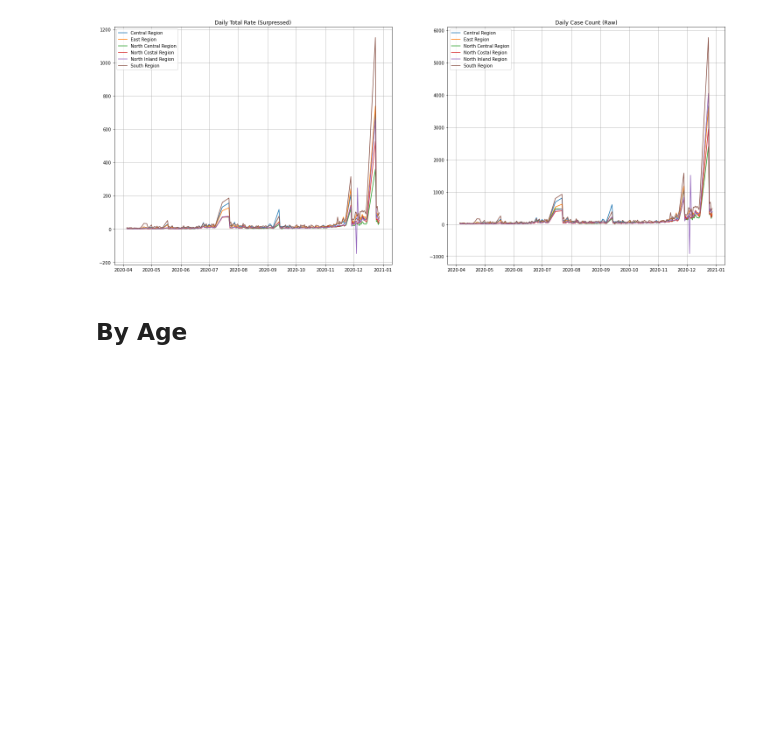
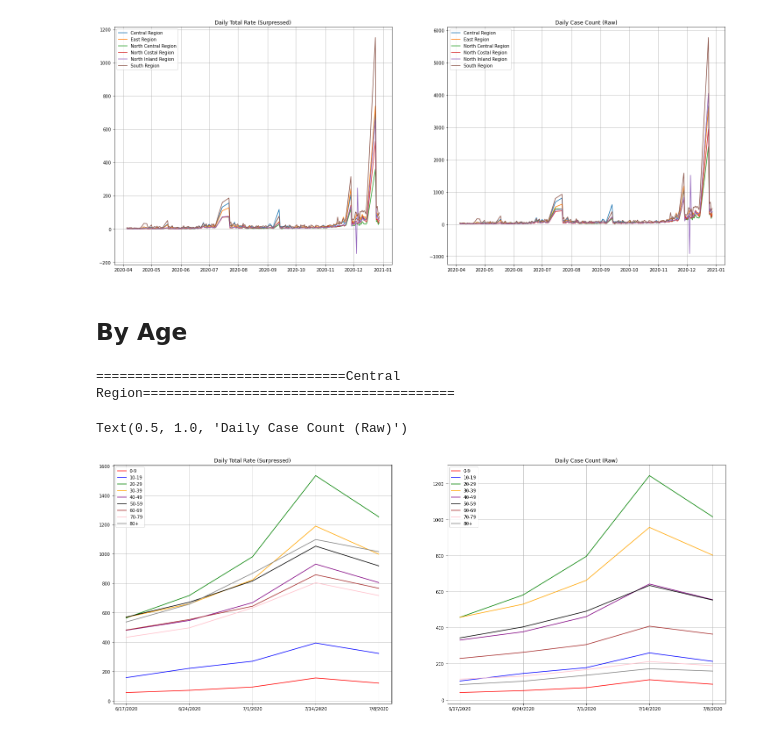
Before and after one commit to kazi0302/COVID-19-Modeling-and-Parameter-Fitting, a Jupyter notebook: Data/Data_Cleaning.ipynb, the cells around one changed output. Drawn from its saved outputs; the diff is of its cells as text; code cells hidden in the pictures; blank space fills up the shorter version.

```diff
--- a/Data/Data_Cleaning.ipynb
+++ b/Data/Data_Cleaning.ipynb
@@ -99,6 +97,7 @@ Text(0.5, 1.0, 'Daily Case Count (Raw)')
 # %% [markdown]
 ## By Age
 # %%
+# Read data files
 age_0_9 = pd.read_csv("/Users/kazi0302/Desktop/SDSU/MSCSDS/COVID-19-Modeling-and-Parameter-Fitting/Data/Data-Processed-Age/0-9/all-0_9.csv", header = None)
 age_10_19 = pd.read_csv("/Users/kazi0302/Desktop/SDSU/MSCSDS/COVID-19-Modeling-and-Parameter-Fitting/Data/Data-Processed-Age/10-19/all-10_19.csv", header = None)
 age_20_29 = pd.read_csv("/Users/kazi0302/Desktop/SDSU/MSCSDS/COVID-19-Modeling-and-Parameter-Fitting/Data/Data-Processed-Age/20-29/all-20_29.csv", header = None)
@@ -108,3 +107,14 @@ age_50_59 = pd.read_csv("/Users/kazi0302/Desktop/SDSU/MSCSDS/COVID-19-Modeling-a
 age_60_69 = pd.read_csv("/Users/kazi0302/Desktop/SDSU/MSCSDS/COVID-19-Modeling-and-Parameter-Fitting/Data/Data-Processed-Age/60-69/all-60_69.csv", header = None)
 age_70_79 = pd.read_csv("/Users/kazi0302/Desktop/SDSU/MSCSDS/COVID-19-Modeling-and-Parameter-Fitting/Data/Data-Processed-Age/70-79/all-70_79.csv", header = None)
 age_80plus = pd.read_csv("/Users/kazi0302/Desktop/SDSU/MSCSDS/COVID-19-Modeling-and-Parameter-Fitting/Data/Data-Processed-Age/80Plus/all-80plus.csv", header = None)
+
+# Set header names
+age_0_9.columns = ['Regions', 'Case Count (Raw)', 'Total Rate (Suppressed)', 'Date']
+age_10_19.columns = ['Regions', 'Case Count (Raw)', 'Total Rate (Suppressed)', 'Date']
+age_20_29.columns = ['Regions', 'Case Count (Raw)', 'Total Rate (Suppressed)', 'Date']
+age_30_39.columns = ['Regions', 'Case Count (Raw)', 'Total Rate (Suppressed)', 'Date']
+age_40_49.columns = ['Regions', 'Case Count (Raw)', 'Total Rate (Suppressed)', 'Date']
+age_50_59.columns = ['Regions', 'Case Count (Raw)', 'Total Rate (Suppressed)', 'Date']
+age_60_69.columns = ['Regions', 'Case Count (Raw)', 'Total Rate (Suppressed)', 'Date']
+age_70_79.columns = ['Regions', 'Case Count (Raw)', 'Total Rate (Suppressed)', 'Date']
+age_80plus.columns = ['Regions', 'Case Count (Raw)', 'Total Rate (Suppressed)', 'Date']
@@ -110,0 +241,32 @@ age_80plus = pd.read_csv("/Users/kazi0302/Desktop/SDSU/MSCSDS/COVID-19-Modeling-
+# %%
+print('================================Central Region========================================')
+fig, (ax1, ax2) = plt.subplots(1, 2, figsize = (25, 10))
+ax1.plot(central_0_9['Date'], central_0_9['Total Rate (Suppressed)'], label = '0-9', color = 'red')
+ax1.plot(central_10_19['Date'], central_10_19['Total Rate (Suppressed)'], label = '10-19', color = 'blue')
+ax1.plot(central_20_29['Date'], central_20_29['Total Rate (Suppressed)'], label = '20-29', color = 'green')
+ax1.plot(central_30_39['Date'], central_30_39['Total Rate (Suppressed)'], label = '30-39', color = 'orange')
+ax1.plot(central_40_49['Date'], central_40_49['Total Rate (Suppressed)'], label = '40-49', color = 'purple')
+ax1.plot(central_50_59['Date'], central_50_59['Total Rate (Suppressed)'], label = '50-59', color = 'black')
+ax1.plot(central_60_69['Date'], central_60_69['Total Rate (Suppressed)'], label = '60-69', color = 'brown')
+ax1.plot(central_70_79['Date'], central_70_79['Total Rate (Suppressed)'], label = '70-79', color = 'pink')
+ax1.plot(central_80plus['Date'], central_80plus['Total Rate (Suppressed)'], label = '80+', color = 'gray')
+ax1.grid()
+ax1.legend(loc = 'upper left')
+ax1.set_title('Daily Total Rate (Surpressed)')
+
+ax2.plot(central_0_9['Date'], central_0_9['Case Count (Raw)'], label = '0-9', color = 'red')
+ax2.plot(central_10_19['Date'], central_10_19['Case Count (Raw)'], label = '10-19', color = 'blue')
+ax2.plot(central_20_29['Date'], central_20_29['Case Count (Raw)'], label = '20-29', color = 'green')
+ax2.plot(central_30_39['Date'], central_30_39['Case Count (Raw)'], label = '30-39', color = 'orange')
+ax2.plot(central_40_49['Date'], central_40_49['Case Count (Raw)'], label = '40-49', color = 'purple')
+ax2.plot(central_50_59['Date'], central_50_59['Case Count (Raw)'], label = '50-59', color = 'black')
+ax2.plot(central_60_69['Date'], central_60_69['Case Count (Raw)'], label = '60-69', color = 'brown')
+ax2.plot(central_70_79['Date'], central_70_79['Case Count (Raw)'], label = '70-79', color = 'pink')
+ax2.plot(central_80plus['Date'], central_80plus['Case Count (Raw)'], label = '80+', color = 'gray')
+ax2.grid()
+ax2.legend(loc = 'upper left')
+ax2.set_title('Daily Case Count (Raw)')
+# %% [output]
+================================Central Region========================================
+Text(0.5, 1.0, 'Daily Case Count (Raw)')
+[figure, added]
```
Also changed, not shown: parts of 10 cells of this notebook, 3 other files.
